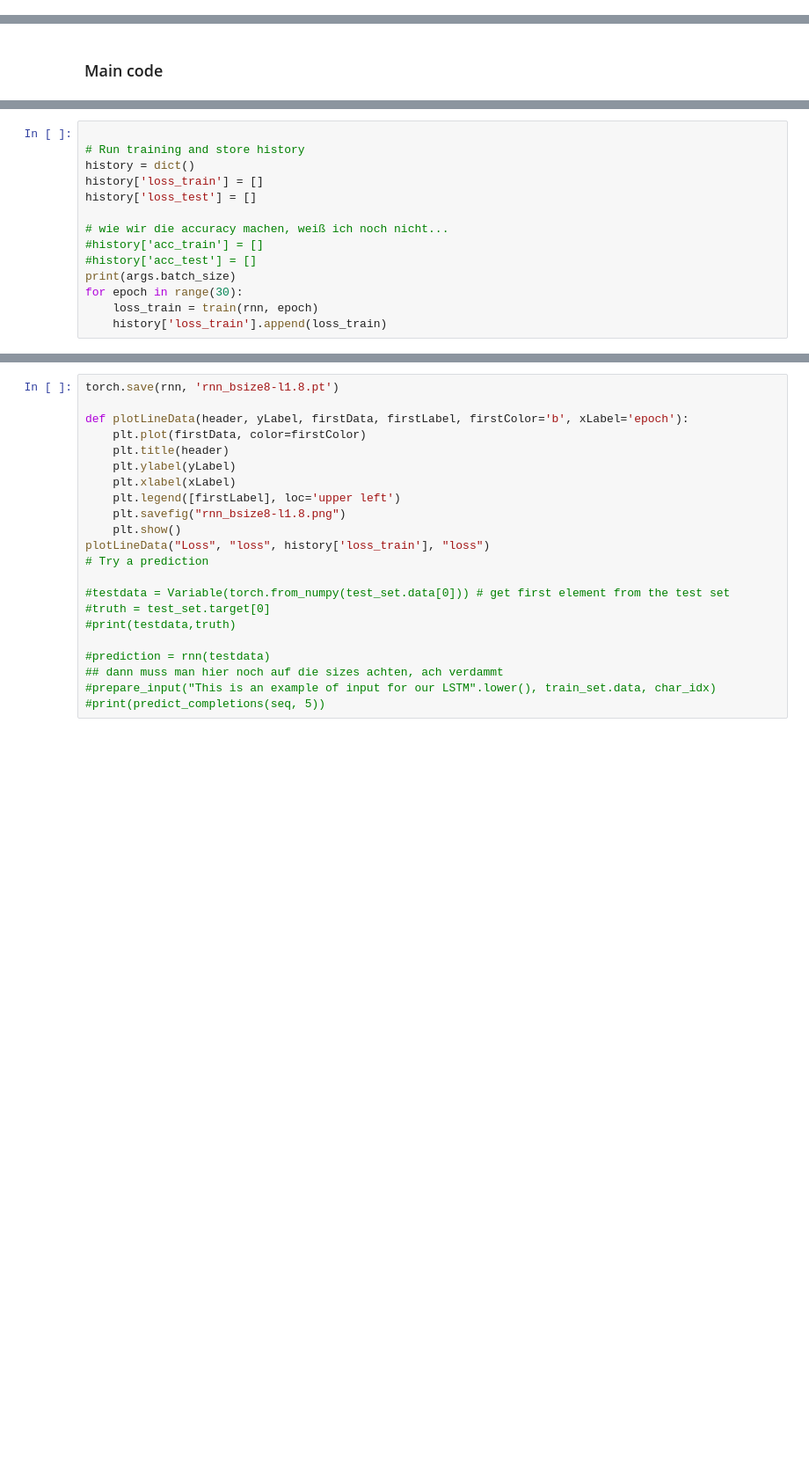
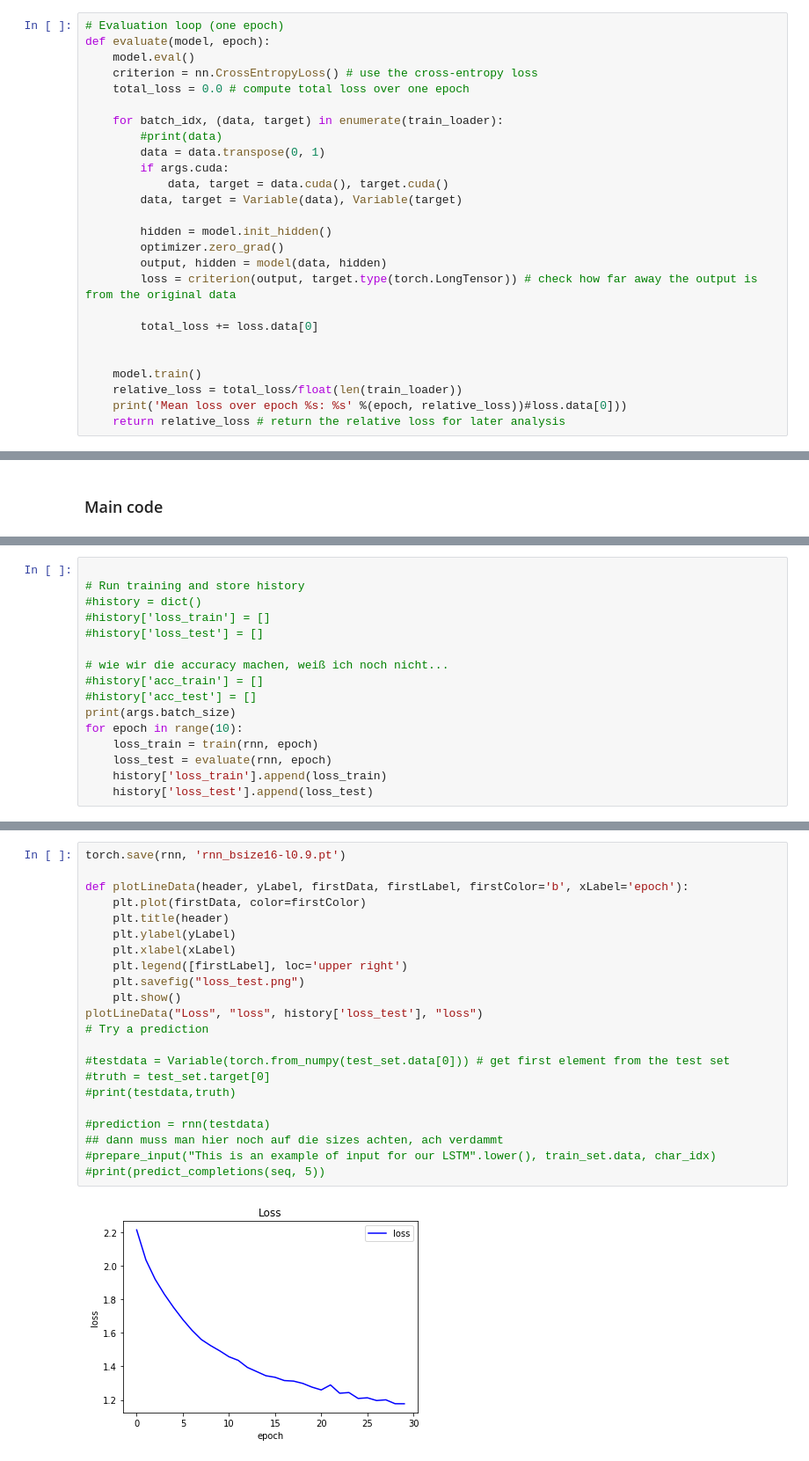
Before and after one commit to kmarvin/AIProject, a Jupyter notebook: data_processing_edit.ipynb, the cells around one changed output, grey strips where cells are left out. Shown at 88% size. Drawn from its saved outputs; the diff is of its cells as text; blank space fills up the shorter version.

Commit message:
add working version (trainable net)

```diff
--- a/data_processing_edit.ipynb
+++ b/data_processing_edit.ipynb
@@ -196,6 +198,32 @@ def train(model, epoch):
     relative_loss = total_loss/float(len(train_loader))
     print('Mean loss over epoch %s: %s' %(epoch, relative_loss))#loss.data[0]))
     return relative_loss # return the relative loss for later analysis
+# %%
+# Evaluation loop (one epoch)
+def evaluate(model, epoch):
+    model.eval()
+    criterion = nn.CrossEntropyLoss() # use the cross-entropy loss
+    total_loss = 0.0 # compute total loss over one epoch
+
+    for batch_idx, (data, target) in enumerate(train_loader):
+        #print(data)
+        data = data.transpose(0, 1)
+        if args.cuda:
+            data, target = data.cuda(), target.cuda()
+        data, target = Variable(data), Variable(target)
+
+        hidden = model.init_hidden()
+        optimizer.zero_grad()
+        output, hidden = model(data, hidden)
+        loss = criterion(output, target.type(torch.LongTensor)) # check how far away the output is from the original data
+
+        total_loss += loss.data[0]
+
+
+    model.train()
+    relative_loss = total_loss/float(len(train_loader))
+    print('Mean loss over epoch %s: %s' %(epoch, relative_loss))#loss.data[0]))
+    return relative_loss # return the relative loss for later analysis
 # %%
 # Prediction loop for ONE testdata tensor
 def rnn_predict(model, testdata):
@@ -332,15 +366,17 @@ optimizer = optim.Adam(rnn.parameters(), lr=0.005)
 # %%
 
 # Run training and store history
-history = dict()
-history['loss_train'] = []
-history['loss_test'] = []
+#history = dict()
+#history['loss_train'] = []
+#history['loss_test'] = []
 
 # wie wir die accuracy machen, weiß ich noch nicht...
 #history['acc_train'] = []
 #history['acc_test'] = []
 print(args.batch_size)
-for epoch in range(30):
+for epoch in range(10):
     loss_train = train(rnn, epoch)
+    loss_test = evaluate(rnn, epoch)
     history['loss_train'].append(loss_train)
+    history['loss_test'].append(loss_test)
 # %% [output]
@@ -350,22 +390,24 @@ Mean loss over epoch 1: 2.341398143723607
 # %%
-torch.save(rnn, 'rnn_bsize8-l1.8.pt')
+torch.save(rnn, 'rnn_bsize16-l0.9.pt')
 
 def plotLineData(header, yLabel, firstData, firstLabel, firstColor='b', xLabel='epoch'):
     plt.plot(firstData, color=firstColor)
     plt.title(header)
     plt.ylabel(yLabel)
     plt.xlabel(xLabel)
-    plt.legend([firstLabel], loc='upper left')
-    plt.savefig("rnn_bsize8-l1.8.png")
+    plt.legend([firstLabel], loc='upper right')
+    plt.savefig("loss_test.png")
     plt.show()
-plotLineData("Loss", "loss", history['loss_train'], "loss")
+plotLineData("Loss", "loss", history['loss_test'], "loss")
 # Try a prediction
 
 #testdata = Variable(torch.from_numpy(test_set.data[0])) # get first element from the test set
 #truth = test_set.target[0]
 #print(testdata,truth)
 
 #prediction = rnn(testdata)
 ## dann muss man hier noch auf die sizes achten, ach verdammt
 #prepare_input("This is an example of input for our LSTM".lower(), train_set.data, char_idx)
 #print(predict_completions(seq, 5))
+# %% [output]
+[figure, added]
```
Also changed, not shown: parts of 15 cells of this notebook, 3 other files.
